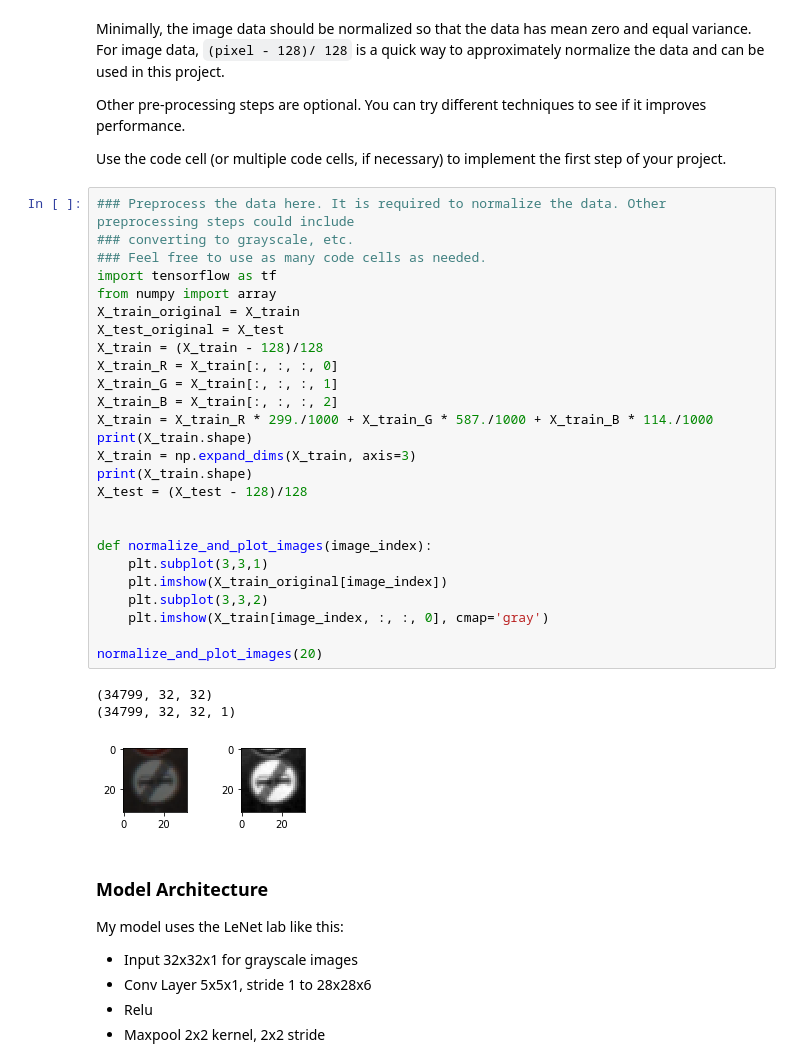
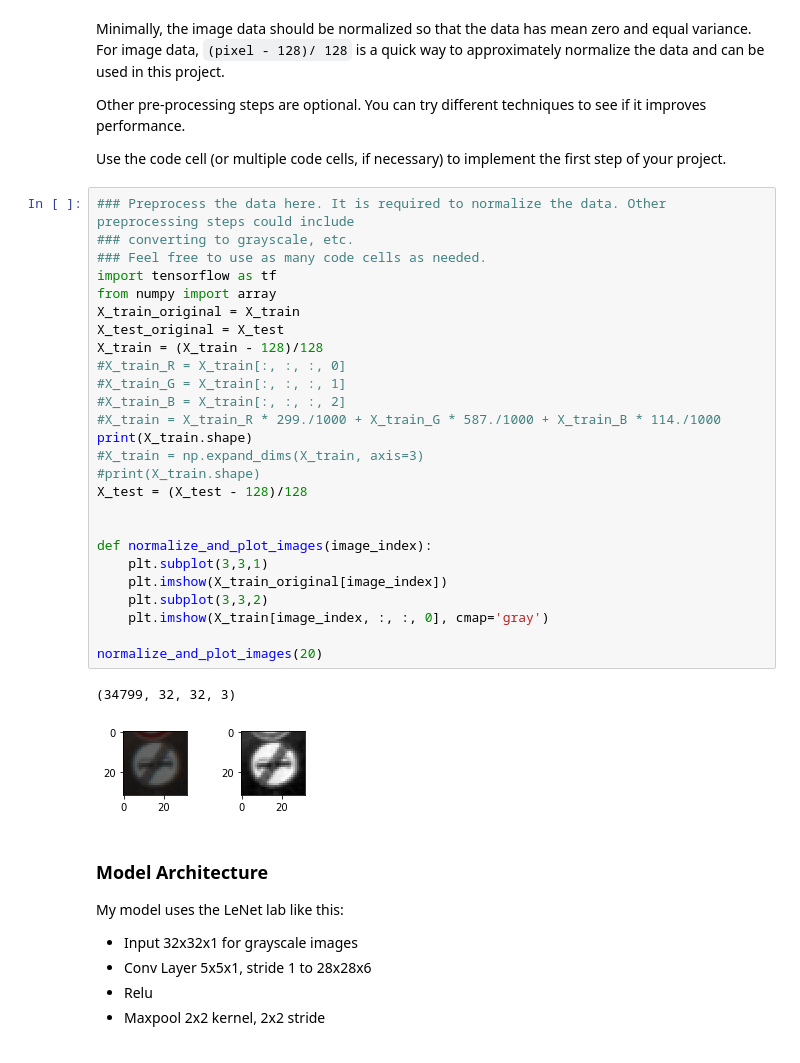
Before and after one commit to HenriHeinonen/CarND-Traffic-Sign-Classifier-Project, a Jupyter notebook: Traffic_Sign_Classifier.ipynb, the cells around one changed output. Cells and saved outputs as stored; diff of their text form.

```diff
--- a/Traffic_Sign_Classifier.ipynb
+++ b/Traffic_Sign_Classifier.ipynb
@@ -186,33 +186,32 @@ Use the code cell (or multiple code cells, if necessary) to implement the first
 # %%
 ### Preprocess the data here. It is required to normalize the data. Other preprocessing steps could include
 ### converting to grayscale, etc.
 ### Feel free to use as many code cells as needed.
 import tensorflow as tf
 from numpy import array
 X_train_original = X_train
 X_test_original = X_test
 X_train = (X_train - 128)/128
-X_train_R = X_train[:, :, :, 0]
-X_train_G = X_train[:, :, :, 1]
-X_train_B = X_train[:, :, :, 2]
-X_train = X_train_R * 299./1000 + X_train_G * 587./1000 + X_train_B * 114./1000
+#X_train_R = X_train[:, :, :, 0]
+#X_train_G = X_train[:, :, :, 1]
+#X_train_B = X_train[:, :, :, 2]
+#X_train = X_train_R * 299./1000 + X_train_G * 587./1000 + X_train_B * 114./1000
 print(X_train.shape)
-X_train = np.expand_dims(X_train, axis=3)
-print(X_train.shape)
+#X_train = np.expand_dims(X_train, axis=3)
+#print(X_train.shape)
 X_test = (X_test - 128)/128
 
 
 def normalize_and_plot_images(image_index):
     plt.subplot(3,3,1)
     plt.imshow(X_train_original[image_index])
     plt.subplot(3,3,2)
     plt.imshow(X_train[image_index, :, :, 0], cmap='gray')
 
 normalize_and_plot_images(20)
 # %% [output]
-(34799, 32, 32)
-(34799, 32, 32, 1)
+(34799, 32, 32, 3)
-[figure, old version]
+[figure, new version]
 # %% [markdown]
 ### Model Architecture
 My model uses the LeNet lab like this:
```
Also changed, not shown: parts of 2 cells of this notebook.
